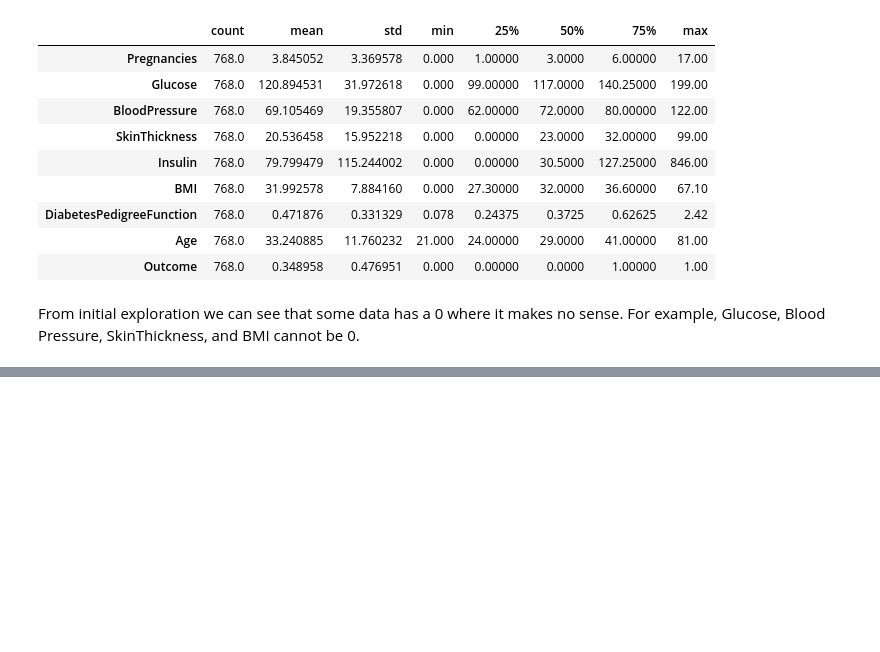
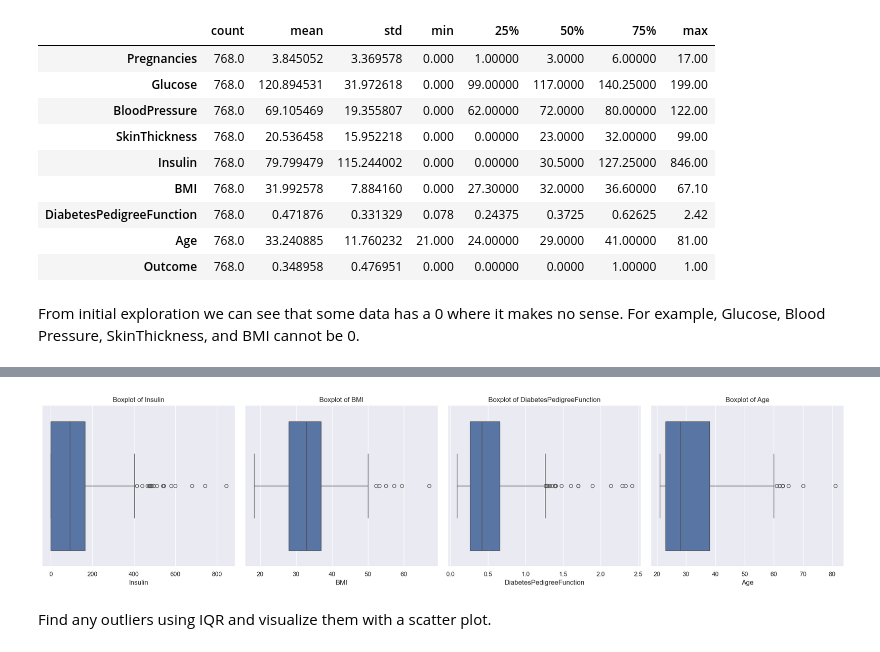
Before and after one commit to bitfalt/IA-Project1, a Jupyter notebook: notebooks/diabetes.ipynb, the cells around one changed output, grey strips where cells are left out. Drawn from its saved outputs; the diff is of its cells as text; code cells hidden in the pictures; blank space fills up the shorter version.

```diff
--- a/notebooks/diabetes.ipynb
+++ b/notebooks/diabetes.ipynb
@@ -72,0 +103,13 @@ From initial exploration we can see that some data has a 0 where it makes no sen
+# %%
+plt.figure(figsize=(20, 5))
+for i, col in enumerate(second_group_check, 1):
+    plt.subplot(1, len(second_group_check), i)
+    sns.boxplot(x=diabetes_data[col])
+    plt.title(f'Boxplot of {col}')
+
+plt.tight_layout()
+plt.show()
+# %% [output]
+[figure, added]
+# %% [markdown]
+Find any outliers using IQR and visualize them with a scatter plot.
```
Also changed, not shown: parts of 6 cells of this notebook.
